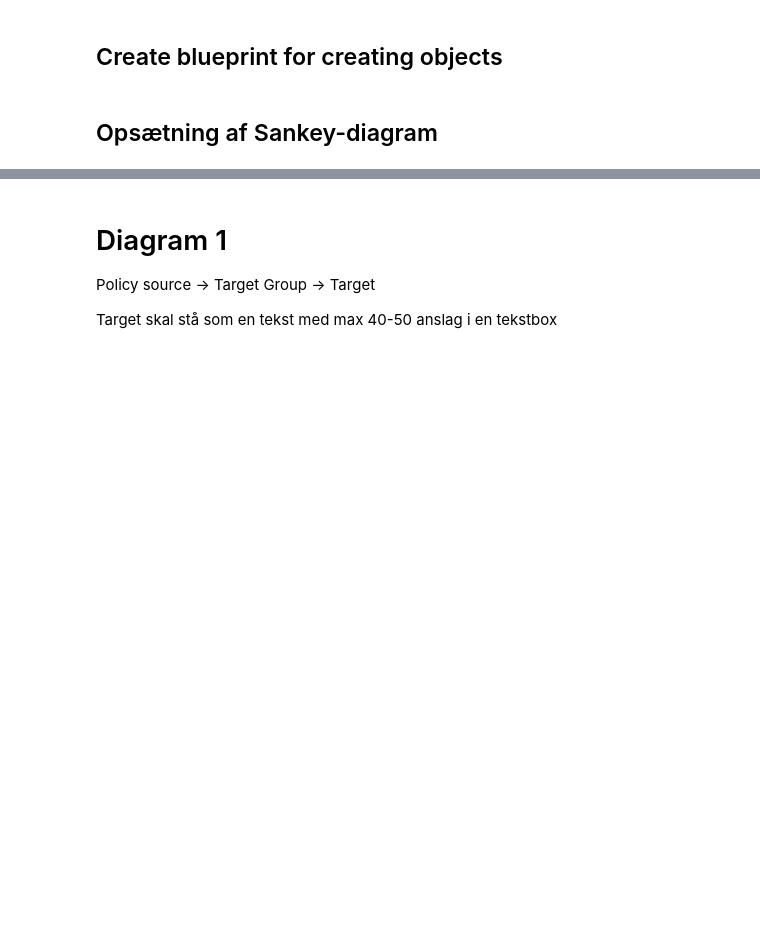
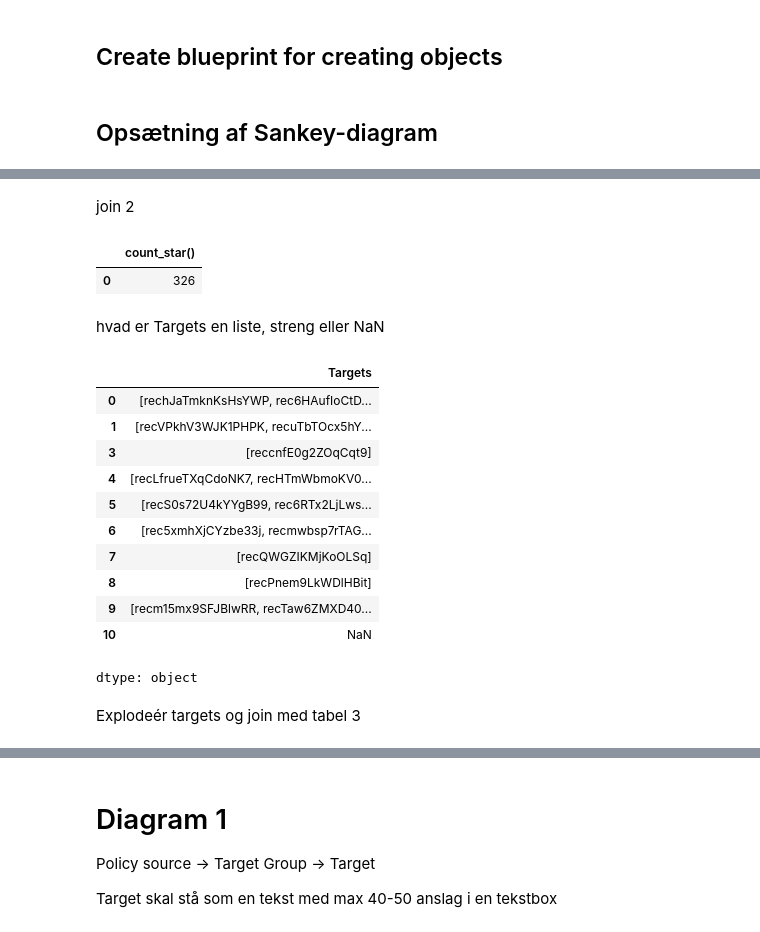
Before and after one commit to Esbern/Sankey-diagrams, a Jupyter notebook: genneral sankey.ipynb, the cells around one changed output, grey strips where cells are left out. Drawn from its saved outputs; the diff is of its cells as text; code cells hidden in the pictures; blank space fills up the shorter version.

```diff
--- a/genneral sankey.ipynb
+++ b/genneral sankey.ipynb
@@ -179,12 +179,3 @@ def create_sankey_diagram(tables, title="Sankey Diagram"):
 # Example usage
 # Assuming 'tables' is a list of Table instances that have already fetched data and generated labels and relationships
 # create_sankey_diagram(tables)
-# %%
-tabel0=tables[0].data
-tabel1=tables[1].data
-tabel2=tables[2].data
-results = duckdb.sql("SELECT Year, id FROM tabel0 where Year=2023").df()
-
-display(tabel0.head())
-display(tabel1.head())
-display(tabel2.head())
@@ -209,0 +246,30 @@ display(tabel2.head())
+# %% [markdown]
+join 2
+# %%
+duckdb.sql("""
+SELECT COUNT(*)
+FROM tabel1_exp t1
+JOIN tabel2 t2 ON t1.target_group_id = t2.id
+""").df()
+# %% [output]
+|  | count_star() |
+| 0 | 326 |
+# %% [markdown]
+hvad er Targets en liste, streng eller NaN
+# %%
+tabel2["Targets"].head(10)
+# %% [output]
+|  | Targets |
+| 0 | [rechJaTmknKsHsYWP, rec6HAufIoCtD... |
+| 1 | [recVPkhV3WJK1PHPK, recuTbTOcx5hY... |
+| 3 | [reccnfE0g2ZOqCqt9] |
+| 4 | [recLfrueTXqCdoNK7, recHTmWbmoKV0... |
+| 5 | [recS0s72U4kYYgB99, rec6RTx2LjLws... |
+| 6 | [rec5xmhXjCYzbe33j, recmwbsp7rTAG... |
+| 7 | [recQWGZIKMjKoOLSq] |
+| 8 | [recPnem9LkWDlHBit] |
+| 9 | [recm15mx9SFJBlwRR, recTaw6ZMXD40... |
+| 10 | NaN |
+dtype: object
+# %% [markdown]
+Explodeér targets og join med tabel 3
```
Also changed, not shown: parts of 16 cells of this notebook.
